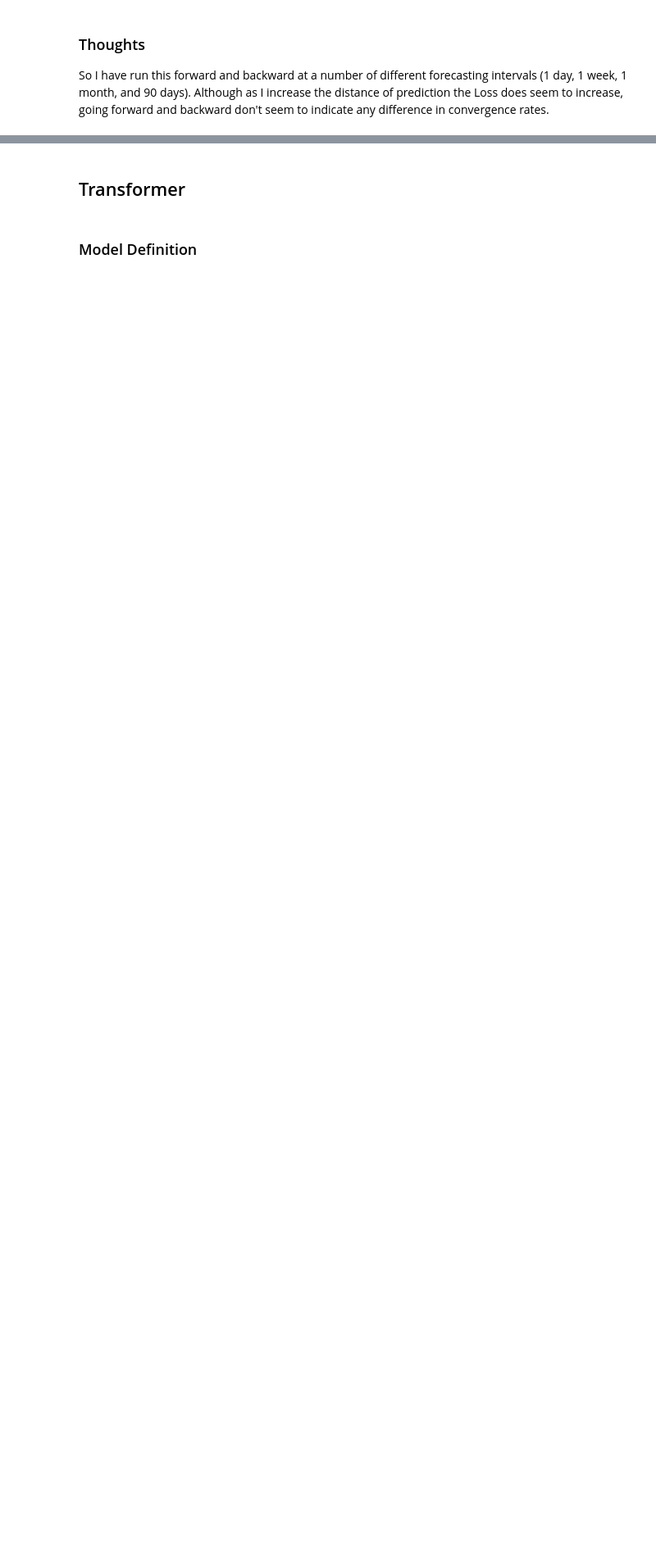
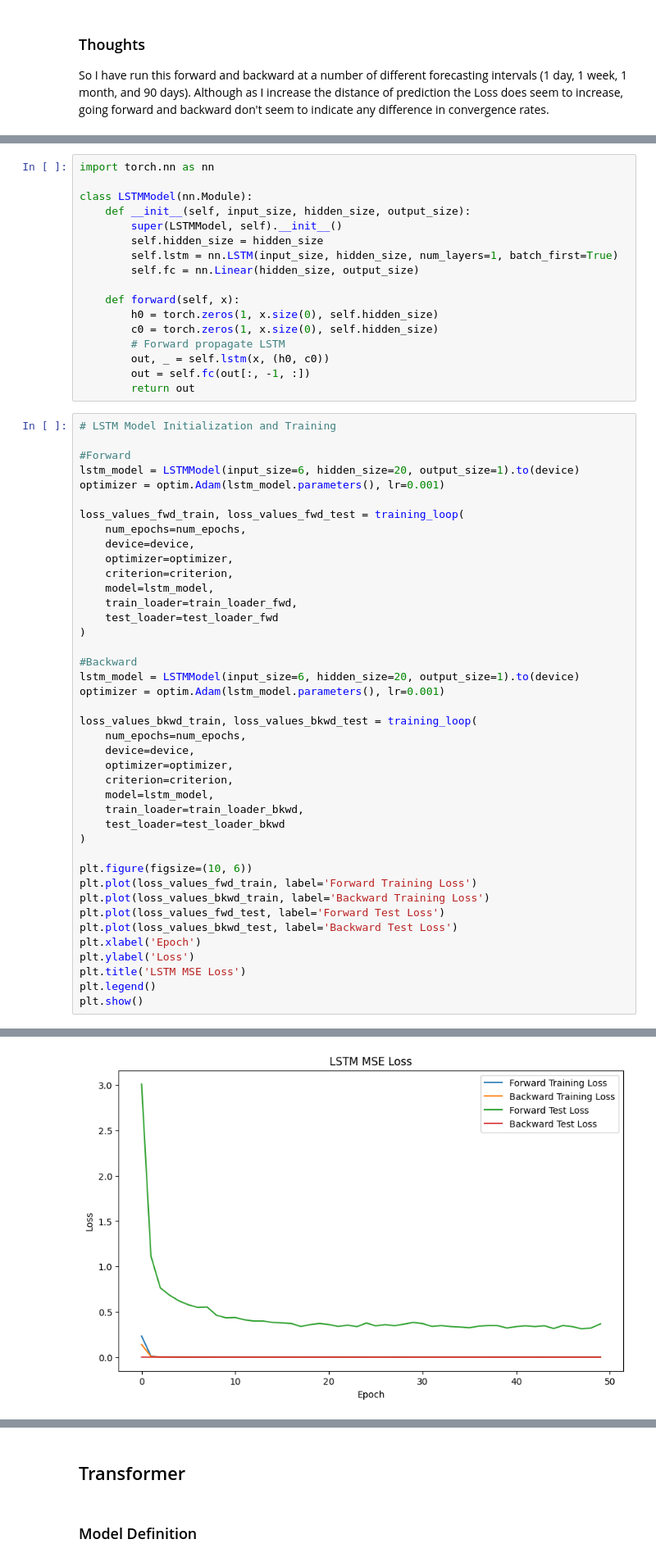
Before and after one commit to ChrisGuarino/PastPredict, a Jupyter notebook: chris/experiment_1.ipynb, the cells around one changed output, grey strips where cells are left out. Shown at 82% size. Cells and saved outputs as stored; diff of their text form; blank space fills up the shorter version.

```diff
--- a/chris/experiment_1.ipynb
+++ b/chris/experiment_1.ipynb
@@ -252,0 +254,59 @@ So I have run this forward and backward at a number of different forecasting int
+# %%
+import torch.nn as nn
+
+class LSTMModel(nn.Module):
+    def __init__(self, input_size, hidden_size, output_size):
+        super(LSTMModel, self).__init__()
+        self.hidden_size = hidden_size
+        self.lstm = nn.LSTM(input_size, hidden_size, num_layers=1, batch_first=True)
+        self.fc = nn.Linear(hidden_size, output_size)
+
+    def forward(self, x):
+        h0 = torch.zeros(1, x.size(0), self.hidden_size)
+        c0 = torch.zeros(1, x.size(0), self.hidden_size)
+        # Forward propagate LSTM
+        out, _ = self.lstm(x, (h0, c0))
+        out = self.fc(out[:, -1, :])
+        return out
+# %%
+# LSTM Model Initialization and Training
+
+#Forward
+lstm_model = LSTMModel(input_size=6, hidden_size=20, output_size=1).to(device)
+optimizer = optim.Adam(lstm_model.parameters(), lr=0.001)
+
+loss_values_fwd_train, loss_values_fwd_test = training_loop(
+    num_epochs=num_epochs,
+    device=device,
+    optimizer=optimizer,
+    criterion=criterion,
+    model=lstm_model,
+    train_loader=train_loader_fwd,
+    test_loader=test_loader_fwd
+)
+
+#Backward
+lstm_model = LSTMModel(input_size=6, hidden_size=20, output_size=1).to(device)
+optimizer = optim.Adam(lstm_model.parameters(), lr=0.001)
+
+loss_values_bkwd_train, loss_values_bkwd_test = training_loop(
+    num_epochs=num_epochs,
+    device=device,
+    optimizer=optimizer,
+    criterion=criterion,
+    model=lstm_model,
+    train_loader=train_loader_bkwd,
+    test_loader=test_loader_bkwd
+)
+
+plt.figure(figsize=(10, 6))
+plt.plot(loss_values_fwd_train, label='Forward Training Loss')
+plt.plot(loss_values_bkwd_train, label='Backward Training Loss')
+plt.plot(loss_values_fwd_test, label='Forward Test Loss')
+plt.plot(loss_values_bkwd_test, label='Backward Test Loss')
+plt.xlabel('Epoch')
+plt.ylabel('Loss')
+plt.title('LSTM MSE Loss')
+plt.legend()
+plt.show()
+# %% [output]
@@ -252,0 +330 @@ So I have run this forward and backward at a number of different forecasting int
+[figure, added]
```
Also changed, not shown: parts of 13 cells of this notebook.
